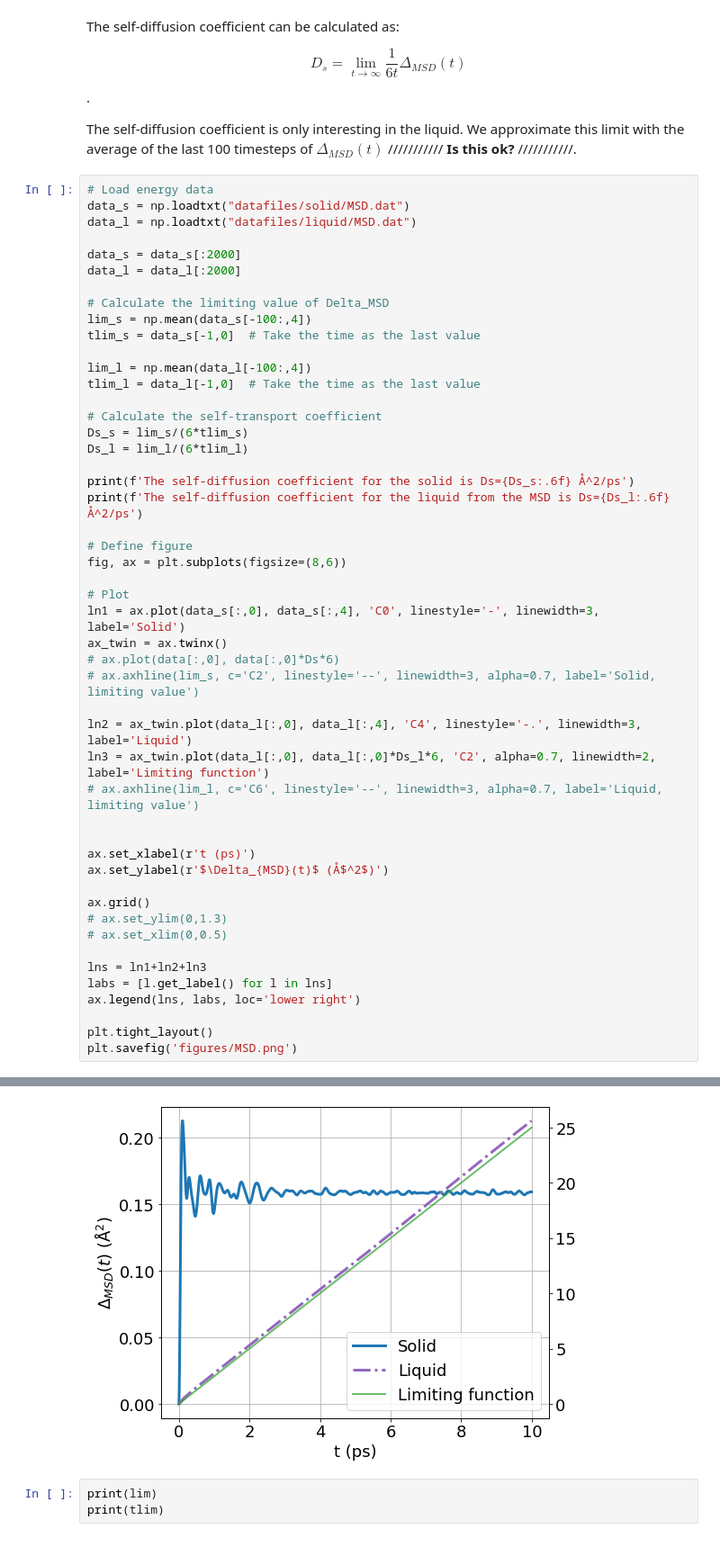
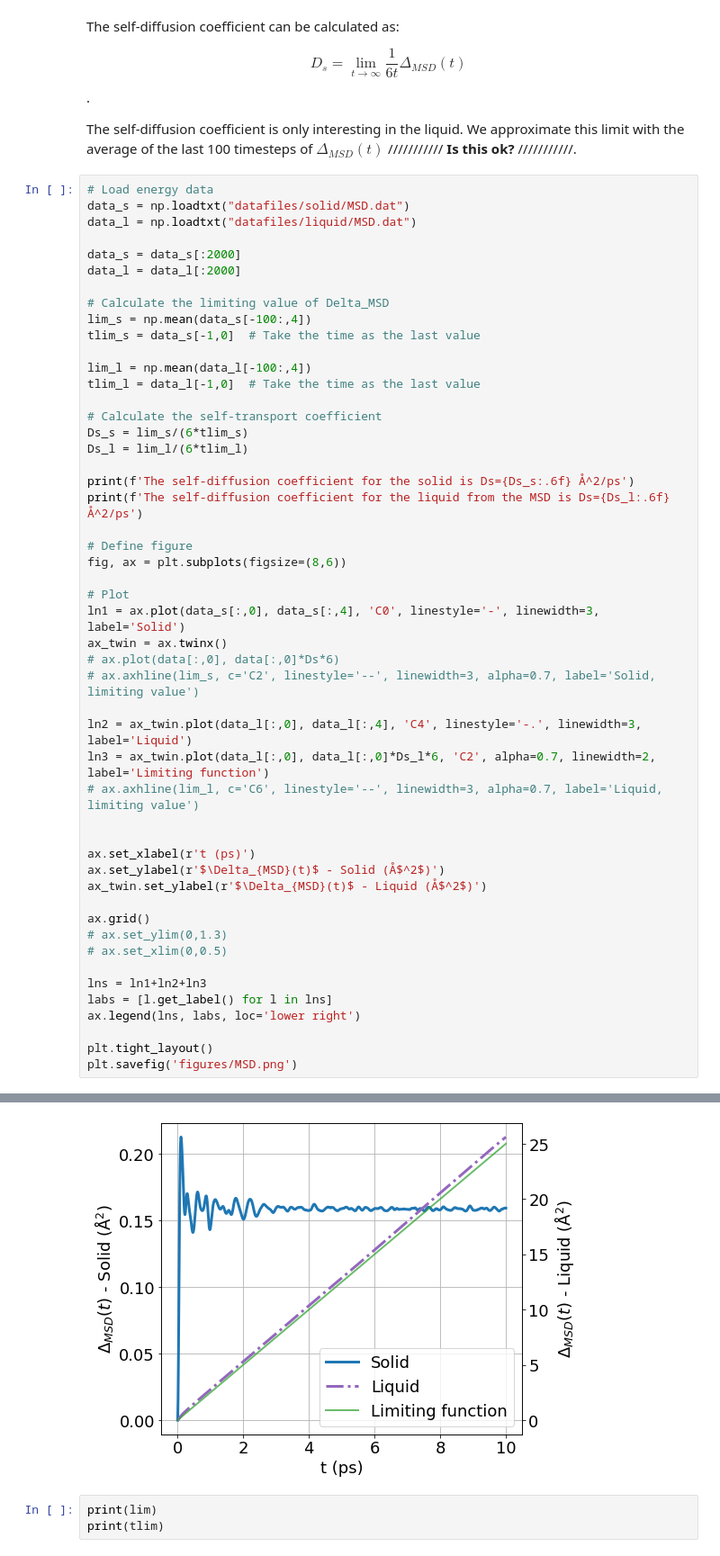
Before and after one commit to elindgren/compphys_homeworks, a Jupyter notebook: H1/Homework 1 - Notebook.ipynb, the cells around one changed output, grey strips where cells are left out. Shown: that part at 90% size. Drawn from its saved outputs; the diff is of its cells as text.

```diff
--- a/H1/Homework 1 - Notebook.ipynb
+++ b/H1/Homework 1 - Notebook.ipynb
@@ -341,35 +341,36 @@ print(f'The self-diffusion coefficient for the liquid from the MSD is Ds={Ds_l:.
 
 # Define figure
 fig, ax = plt.subplots(figsize=(8,6))
 
 # Plot
 ln1 = ax.plot(data_s[:,0], data_s[:,4], 'C0', linestyle='-', linewidth=3, label='Solid')
 ax_twin = ax.twinx()
 # ax.plot(data[:,0], data[:,0]*Ds*6)
 # ax.axhline(lim_s, c='C2', linestyle='--', linewidth=3, alpha=0.7, label='Solid, limiting value')
 
 ln2 = ax_twin.plot(data_l[:,0], data_l[:,4], 'C4', linestyle='-.', linewidth=3, label='Liquid')
 ln3 = ax_twin.plot(data_l[:,0], data_l[:,0]*Ds_l*6, 'C2', alpha=0.7, linewidth=2, label='Limiting function')
 # ax.axhline(lim_l, c='C6', linestyle='--', linewidth=3, alpha=0.7, label='Liquid, limiting value')
 
 
 ax.set_xlabel(r't (ps)')
-ax.set_ylabel(r'$\Delta_{MSD}(t)$ (Å$^2$)')
+ax.set_ylabel(r'$\Delta_{MSD}(t)$ - Solid (Å$^2$)')
+ax_twin.set_ylabel(r'$\Delta_{MSD}(t)$ - Liquid (Å$^2$)')
 
 ax.grid()
 # ax.set_ylim(0,1.3)
 # ax.set_xlim(0,0.5)
 
 lns = ln1+ln2+ln3
 labs = [l.get_label() for l in lns]
 ax.legend(lns, labs, loc='lower right')
 
 plt.tight_layout()
 plt.savefig('figures/MSD.png')
 # %% [output]
 The self-diffusion coefficient for the solid is Ds=0.002643 Å^2/ps
 The self-diffusion coefficient for the liquid from the MSD is Ds=0.417063 Å^2/ps
-[figure, old version]
+[figure, new version]
 # %%
 print(lim)
 print(tlim)
```
Also changed, not shown: parts of 2 cells of this notebook, 3 other files.
